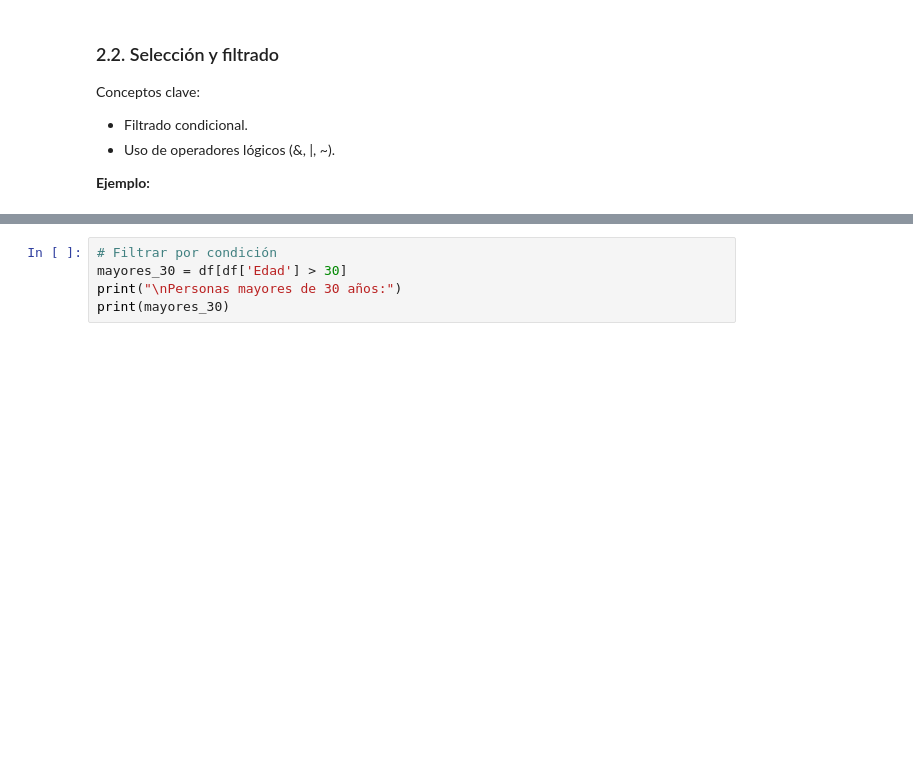
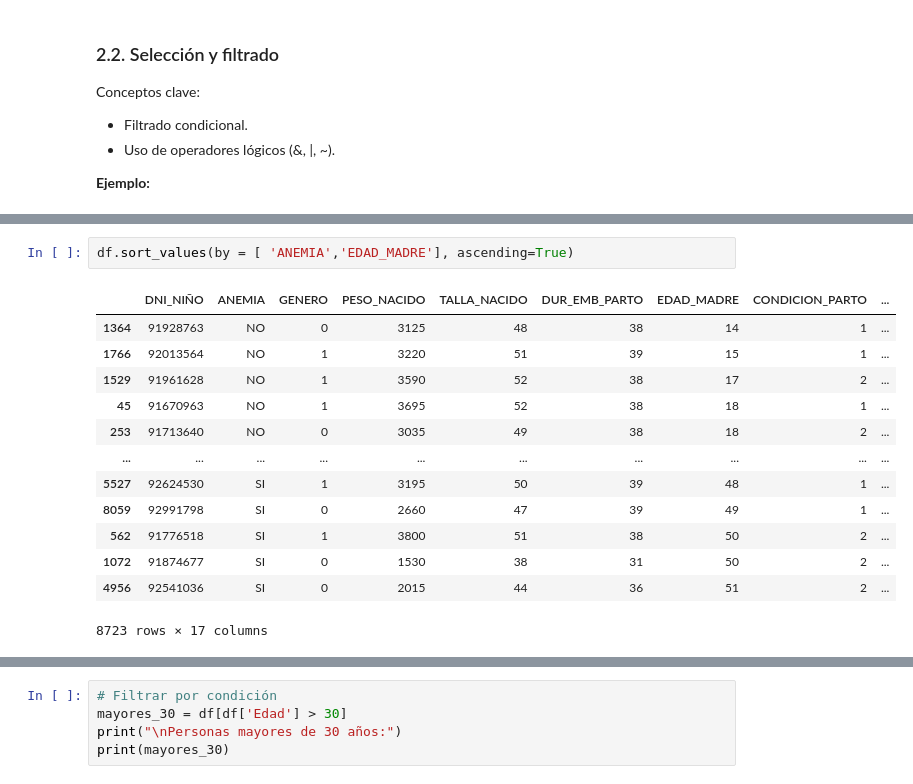
Before and after one commit to ErosVillegass/Programmation-101, a Jupyter notebook: 07_manipulaci_n_de_datos_con_pandas.ipynb, the cells around one changed output, grey strips where cells are left out. Cells and saved outputs as stored; diff of their text form; blank space fills up the shorter version.

```diff
--- a/07_manipulaci_n_de_datos_con_pandas.ipynb
+++ b/07_manipulaci_n_de_datos_con_pandas.ipynb
@@ -132,0 +204,16 @@ Conceptos clave:
+# %%
+df.sort_values(by = [ 'ANEMIA','EDAD_MADRE'], ascending=True)
+# %% [output]
+|  | DNI_NIÑO | ANEMIA | GENERO | PESO_NACIDO | TALLA_NACIDO | DUR_EMB_PARTO | EDAD_MADRE | CONDICION_PARTO | ... |
+| 1364 | 91928763 | NO | 0 | 3125 | 48 | 38 | 14 | 1 | ... |
+| 1766 | 92013564 | NO | 1 | 3220 | 51 | 39 | 15 | 1 | ... |
+| 1529 | 91961628 | NO | 1 | 3590 | 52 | 38 | 17 | 2 | ... |
+| 45 | 91670963 | NO | 1 | 3695 | 52 | 38 | 18 | 1 | ... |
+| 253 | 91713640 | NO | 0 | 3035 | 49 | 38 | 18 | 2 | ... |
+| ... | ... | ... | ... | ... | ... | ... | ... | ... | ... |
+| 5527 | 92624530 | SI | 1 | 3195 | 50 | 39 | 48 | 1 | ... |
+| 8059 | 92991798 | SI | 0 | 2660 | 47 | 39 | 49 | 1 | ... |
+| 562 | 91776518 | SI | 1 | 3800 | 51 | 38 | 50 | 2 | ... |
+| 1072 | 91874677 | SI | 0 | 1530 | 38 | 31 | 50 | 2 | ... |
+| 4956 | 92541036 | SI | 0 | 2015 | 44 | 36 | 51 | 2 | ... |
+8723 rows × 17 columns
```
Also changed, not shown: parts of 19 cells of this notebook.
